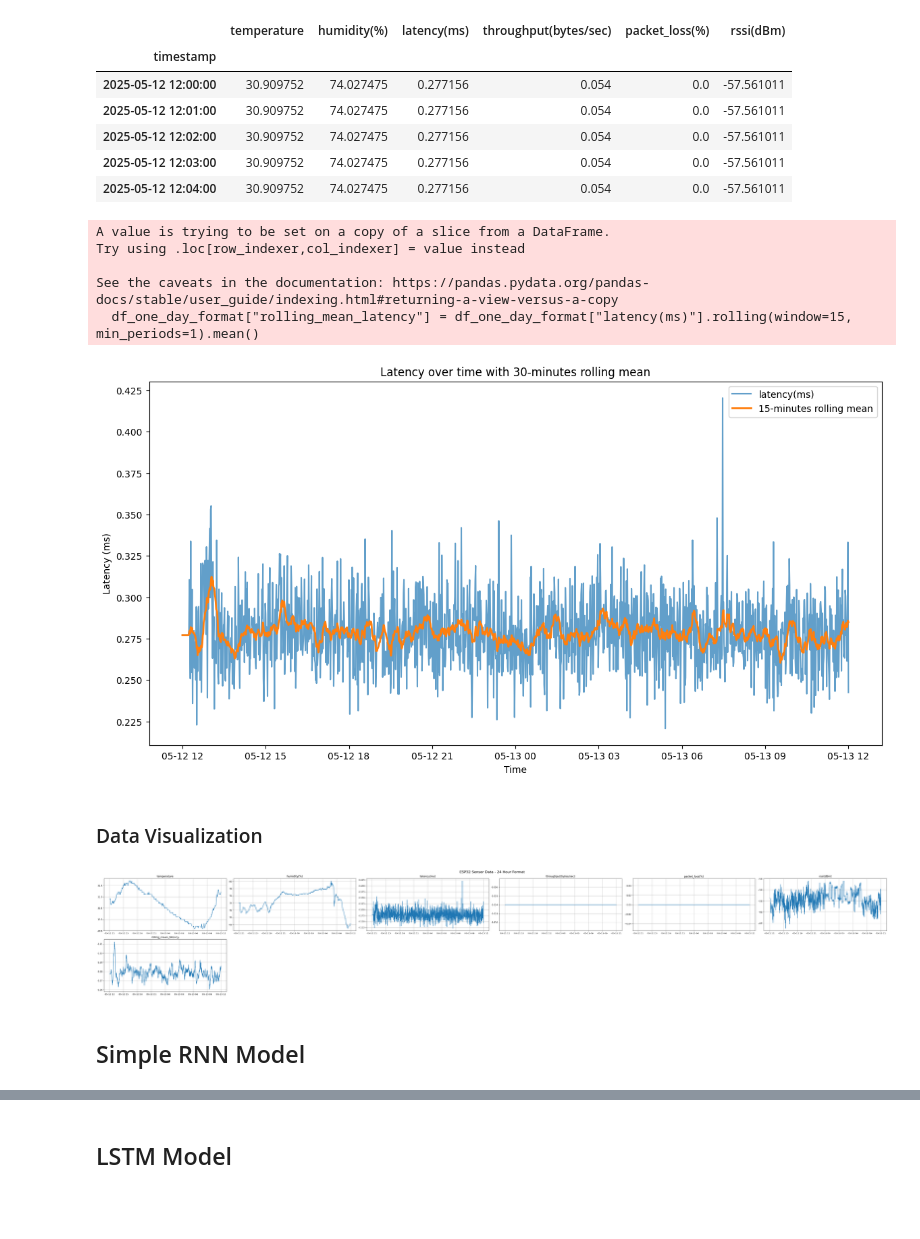
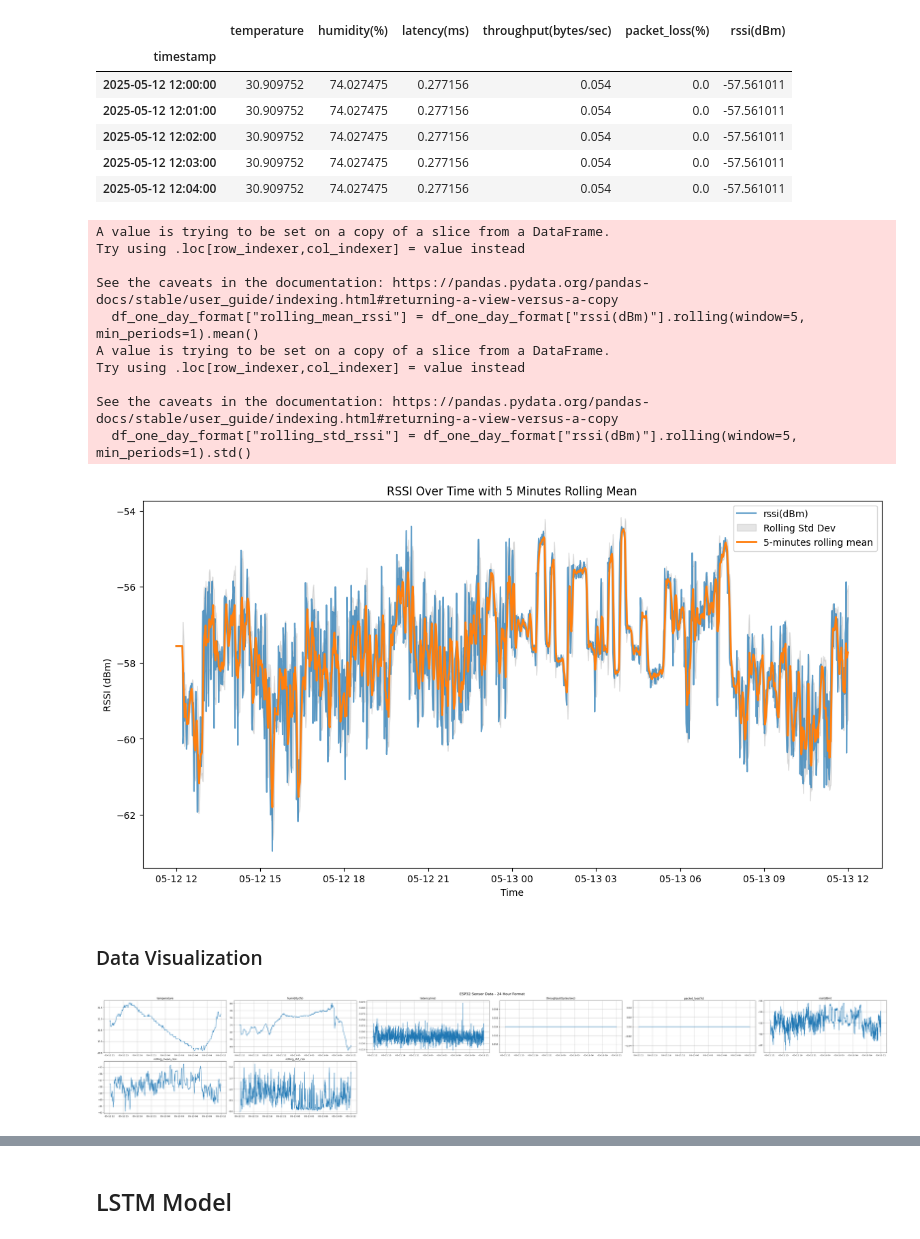
Before and after one commit to fadeldnswr/iot-network-digital-twin, a Jupyter notebook: notebook/esp32-1.ipynb, the cells around one changed output, grey strips where cells are left out. Drawn from its saved outputs; the diff is of its cells as text; code cells hidden in the pictures; blank space fills up the shorter version.

```diff
--- a/notebook/esp32-1.ipynb
+++ b/notebook/esp32-1.ipynb
@@ -104,21 +104,31 @@ df_one_day_format.head()
 | 2025-05-12 12:04:00 | 30.909752 | 74.027475 | 0.277156 | 0.054 | 0.0 | -57.561011 |
 # %%
 # Perform a rolling mean with a window of 15 minutes
-df_one_day_format["rolling_mean_latency"] = df_one_day_format["latency(ms)"].rolling(window=15, min_periods=1).mean()
+df_one_day_format["rolling_mean_rssi"] = df_one_day_format["rssi(dBm)"].rolling(window=5, min_periods=1).mean()
+df_one_day_format["rolling_std_rssi"] = df_one_day_format["rssi(dBm)"].rolling(window=5, min_periods=1).std()
 
 # Plot the data
 plt.figure(figsize=(14, 7))
-plt.plot(df_one_day_format.index, df_one_day_format["latency(ms)"], label="latency(ms)", alpha=0.7)
-plt.plot(df_one_day_format.index, df_one_day_format["rolling_mean_latency"], label="15-minutes rolling mean", linewidth=2)
-plt.title("Latency over time with 30-minutes rolling mean")
+plt.plot(df_one_day_format.index, df_one_day_format["rssi(dBm)"], label="rssi(dBm)", alpha=0.7)
+plt.fill_between(df_one_day_format.index,
+                 df_one_day_format["rolling_mean_rssi"] - df_one_day_format["rolling_std_rssi"],
+                 df_one_day_format["rolling_mean_rssi"] + df_one_day_format["rolling_std_rssi"],
+                 color='gray', alpha=0.2, label="Rolling Std Dev")
+plt.plot(df_one_day_format.index, df_one_day_format["rolling_mean_rssi"], label="5-minutes rolling mean", linewidth=2)
+plt.title("RSSI Over Time with 5 Minutes Rolling Mean")
 plt.xlabel("Time")
-plt.ylabel("Latency (ms)")
+plt.ylabel("RSSI (dBm)")
 plt.legend()
 plt.show()
 # %% [output]
 A value is trying to be set on a copy of a slice from a DataFrame.
 Try using .loc[row_indexer,col_indexer] = value instead
 
 See the caveats in the documentation: https://pandas.pydata.org/pandas-docs/stable/user_guide/indexing.html#returning-a-view-versus-a-copy
-  df_one_day_format["rolling_mean_latency"] = df_one_day_format["latency(ms)"].rolling(window=15, min_periods=1).mean()
+  df_one_day_format["rolling_mean_rssi"] = df_one_day_format["rssi(dBm)"].rolling(window=5, min_periods=1).mean()
+A value is trying to be set on a copy of a slice from a DataFrame.
+Try using .loc[row_indexer,col_indexer] = value instead
+
+See the caveats in the documentation: https://pandas.pydata.org/pandas-docs/stable/user_guide/indexing.html#returning-a-view-versus-a-copy
+  df_one_day_format["rolling_std_rssi"] = df_one_day_format["rssi(dBm)"].rolling(window=5, min_periods=1).std()
-[figure, old version]
+[figure, new version]
@@ -175,6 +190,4 @@ for j in range(i + 1, len(axes)):
 fig.suptitle("ESP32 Sensor Data - 24 Hour Format", fontsize=16)
 plt.show()
 # %% [output]
-[figure, old version]
+[figure, new version]
-# %% [markdown]
-## Simple RNN Model
```
Also changed, not shown: parts of 20 cells of this notebook, 1 other file.
